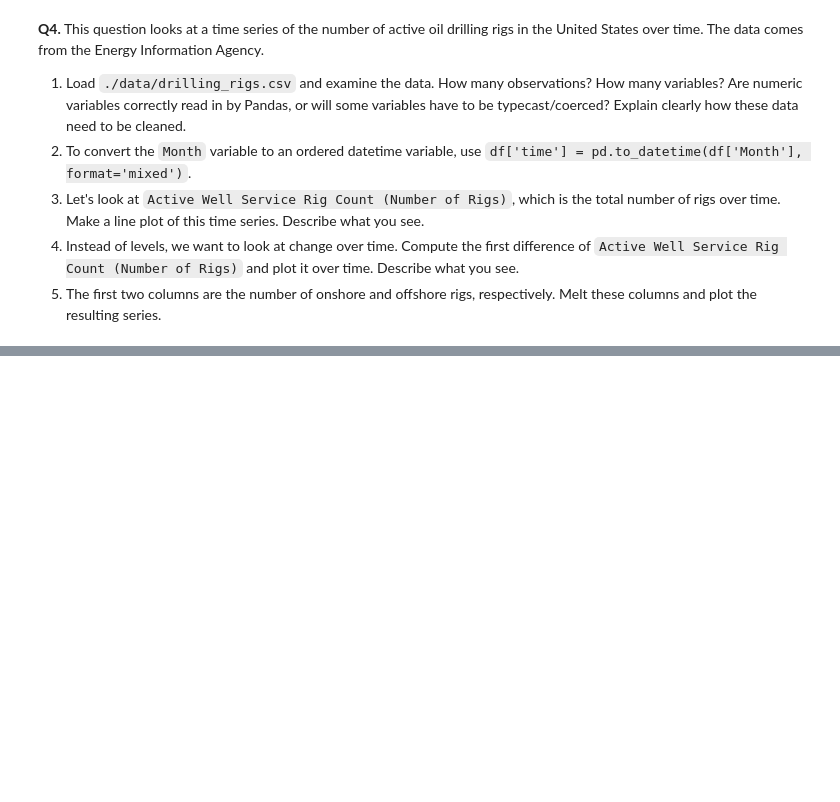
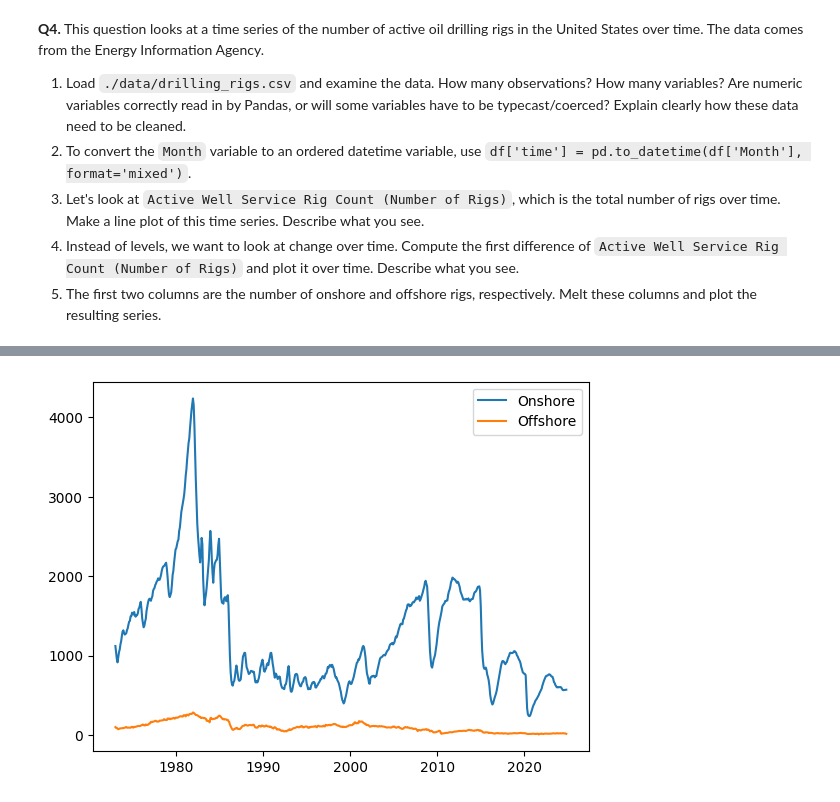
Before and after one commit to conorgibbons147/EDA, a Jupyter notebook: assignment/assignment.ipynb, the cells around one changed output, grey strips where cells are left out. Cells and saved outputs as stored; diff of their text form; code cells hidden in the pictures; blank space fills up the shorter version.

```diff
--- a/assignment/assignment.ipynb
+++ b/assignment/assignment.ipynb
@@ -249,0 +305,17 @@ plt.show()
+# %%
+# 5.
+# Melt the columns
+melted_df = pd.melt(df, id_vars=['time'], value_vars=['Crude Oil and Natural Gas Rotary Rigs in Operation, Onshore (Number of Rigs)', 'Crude Oil and Natural Gas Rotary Rigs in Operation, Offshore (Number of Rigs)'], var_name='Rig Type', value_name='Rig Count')
+
+# Extract rig type from the 'Rig Type' column *Gemini helped me with this part*
+melted_df['Rig Type'] = melted_df['Rig Type'].str.extract(r'(Onshore|Offshore)')
+
+# Plot the series
+plt.plot(melted_df[melted_df['Rig Type'] == 'Onshore']['time'], melted_df[melted_df['Rig Type'] == 'Onshore']['Rig Count'], label='Onshore')
+plt.plot(melted_df[melted_df['Rig Type'] == 'Offshore']['time'], melted_df[melted_df['Rig Type'] == 'Offshore']['Rig Count'], label='Offshore')
+plt.legend()
+plt.show()
+
+#
+# %% [output]
+[figure, added]
```
Also changed, not shown: parts of 4 cells of this notebook.
